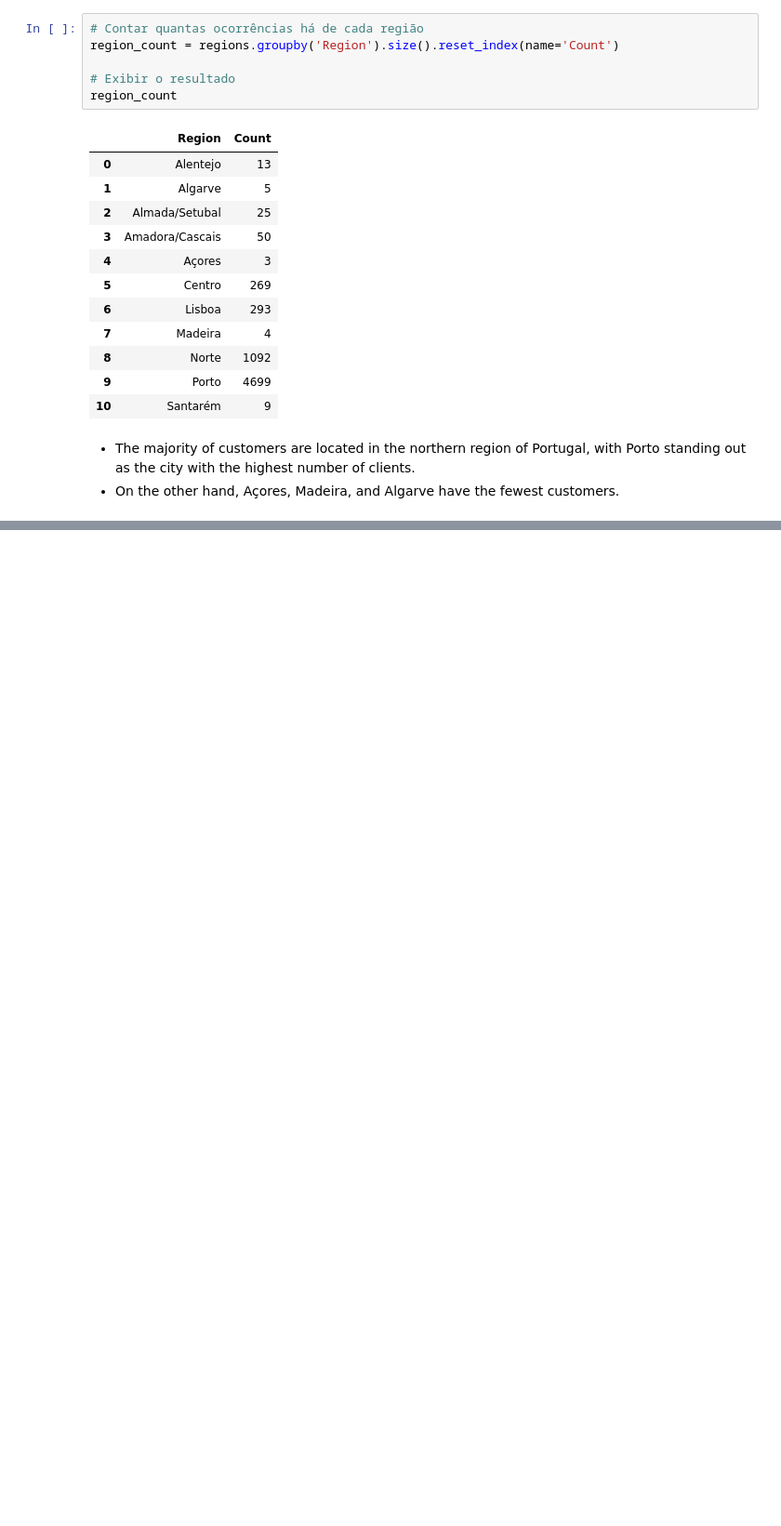
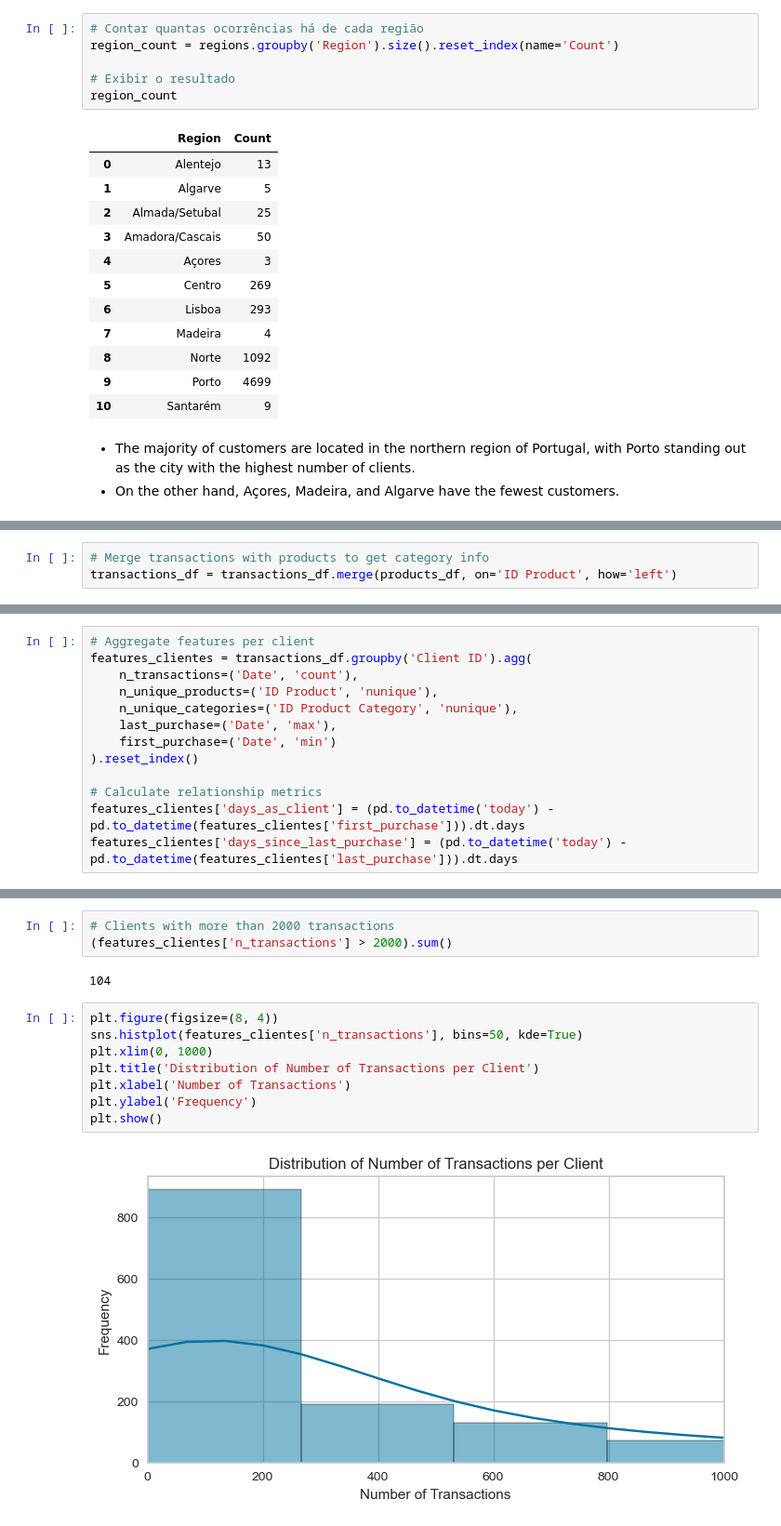
Before and after one commit to mariacpereira/teste-maria, a Jupyter notebook: Case_3.ipynb, the cells around one changed output, grey strips where cells are left out. Shown at 93% size. Cells and saved outputs as stored; diff of their text form; blank space fills up the shorter version.

```diff
--- a/Case_3.ipynb
+++ b/Case_3.ipynb
@@ -543,0 +555,3 @@ region_count
+# %%
+# Merge transactions with products to get category info
+transactions_df = transactions_df.merge(products_df, on='ID Product', how='left')
@@ -543,0 +568,13 @@ region_count
+# %%
+# Aggregate features per client
+features_clientes = transactions_df.groupby('Client ID').agg(
+    n_transactions=('Date', 'count'),
+    n_unique_products=('ID Product', 'nunique'),
+    n_unique_categories=('ID Product Category', 'nunique'),
+    last_purchase=('Date', 'max'),
+    first_purchase=('Date', 'min')
+).reset_index()
+
+# Calculate relationship metrics
+features_clientes['days_as_client'] = (pd.to_datetime('today') - pd.to_datetime(features_clientes['first_purchase'])).dt.days
+features_clientes['days_since_last_purchase'] = (pd.to_datetime('today') - pd.to_datetime(features_clientes['last_purchase'])).dt.days
@@ -543,0 +623,15 @@ region_count
+# %%
+# Clients with more than 2000 transactions
+(features_clientes['n_transactions'] > 2000).sum()
+# %% [output]
+104
+# %%
+plt.figure(figsize=(8, 4))
+sns.histplot(features_clientes['n_transactions'], bins=50, kde=True)
+plt.xlim(0, 1000)
+plt.title('Distribution of Number of Transactions per Client')
+plt.xlabel('Number of Transactions')
+plt.ylabel('Frequency')
+plt.show()
+# %% [output]
+[figure, added]
```
Also changed, not shown: parts of 11 cells of this notebook.
